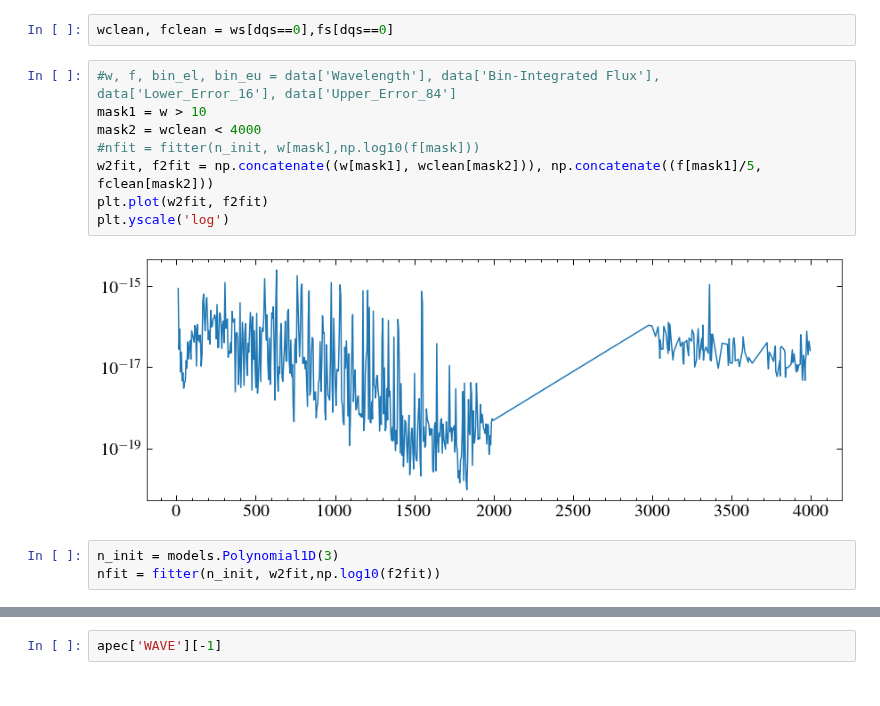
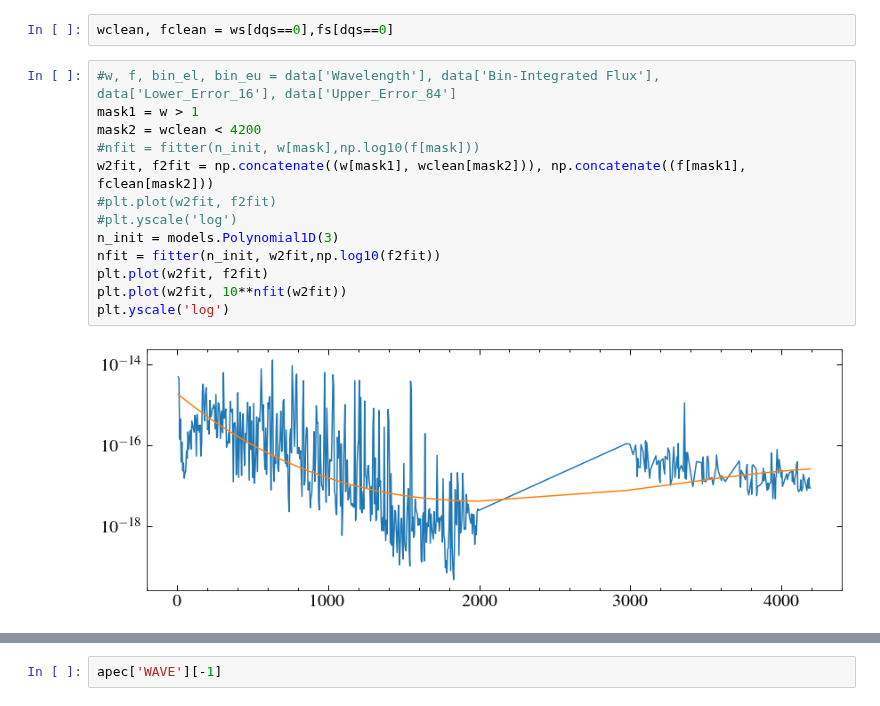
Before and after one commit to davidjwilson/SEDs, a Jupyter notebook: trappist-1/paper/semi_emp.ipynb, the cells around one changed output, grey strips where cells are left out. Drawn from its saved outputs; the diff is of its cells as text.

```diff
--- a/trappist-1/paper/semi_emp.ipynb
+++ b/trappist-1/paper/semi_emp.ipynb
@@ -315,14 +325,16 @@ plt.legend()
 wclean, fclean = ws[dqs==0],fs[dqs==0]
 # %%
 #w, f, bin_el, bin_eu = data['Wavelength'], data['Bin-Integrated Flux'], data['Lower_Error_16'], data['Upper_Error_84']
-mask1 = w > 10
-mask2 = wclean < 4000
+mask1 = w > 1
+mask2 = wclean < 4200
 #nfit = fitter(n_init, w[mask],np.log10(f[mask]))
-w2fit, f2fit = np.concatenate((w[mask1], wclean[mask2])), np.concatenate((f[mask1]/5, fclean[mask2]))
+w2fit, f2fit = np.concatenate((w[mask1], wclean[mask2])), np.concatenate((f[mask1], fclean[mask2]))
+#plt.plot(w2fit, f2fit)
+#plt.yscale('log')
+n_init = models.Polynomial1D(3)
+nfit = fitter(n_init, w2fit,np.log10(f2fit))
 plt.plot(w2fit, f2fit)
+plt.plot(w2fit, 10**nfit(w2fit))
 plt.yscale('log')
 # %% [output]
-[figure, old version]
+[figure, new version]
-# %%
-n_init = models.Polynomial1D(3)
-nfit = fitter(n_init, w2fit,np.log10(f2fit))
```
Also changed, not shown: parts of 22 cells of this notebook, 19 other files.
